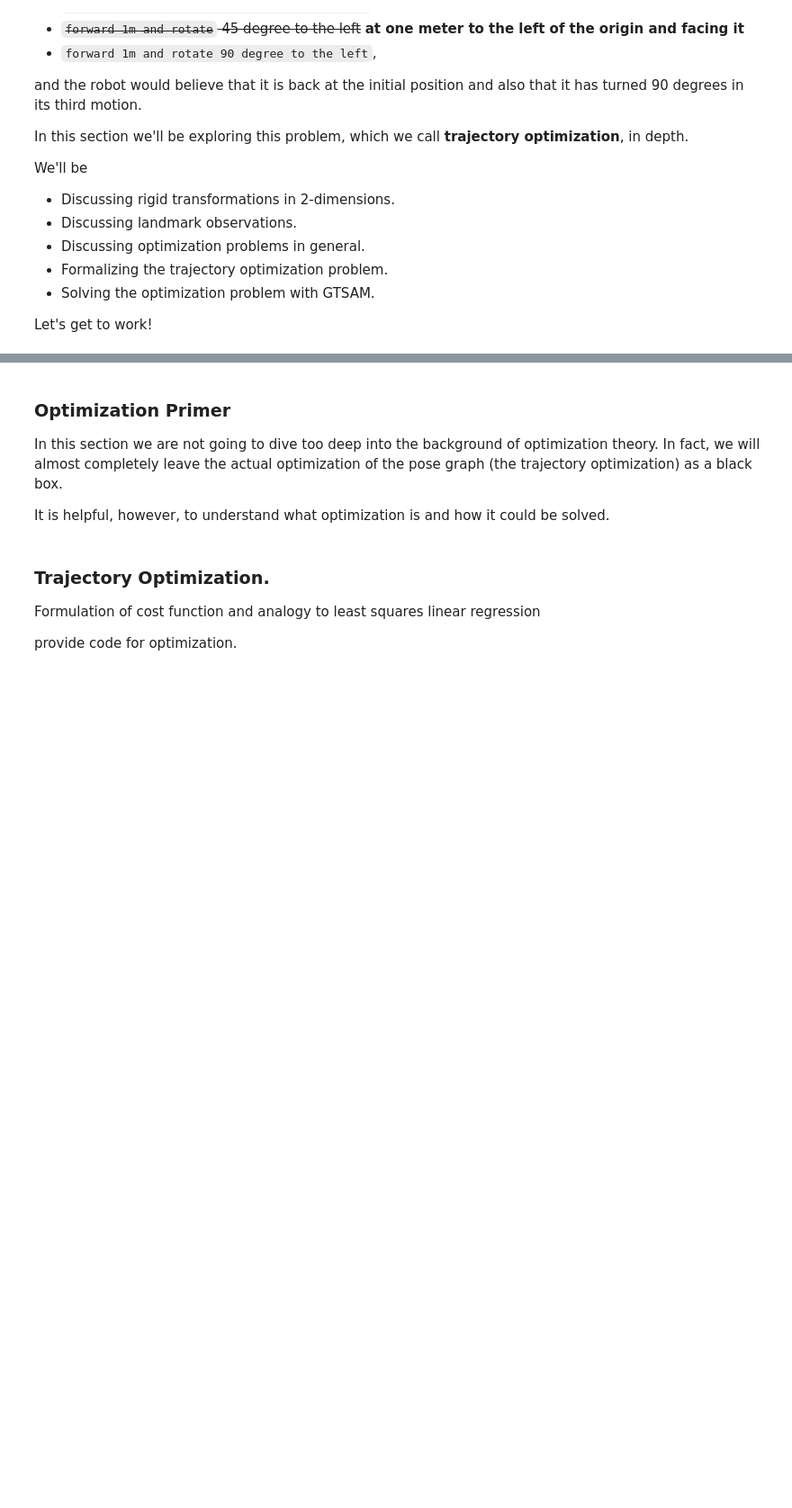
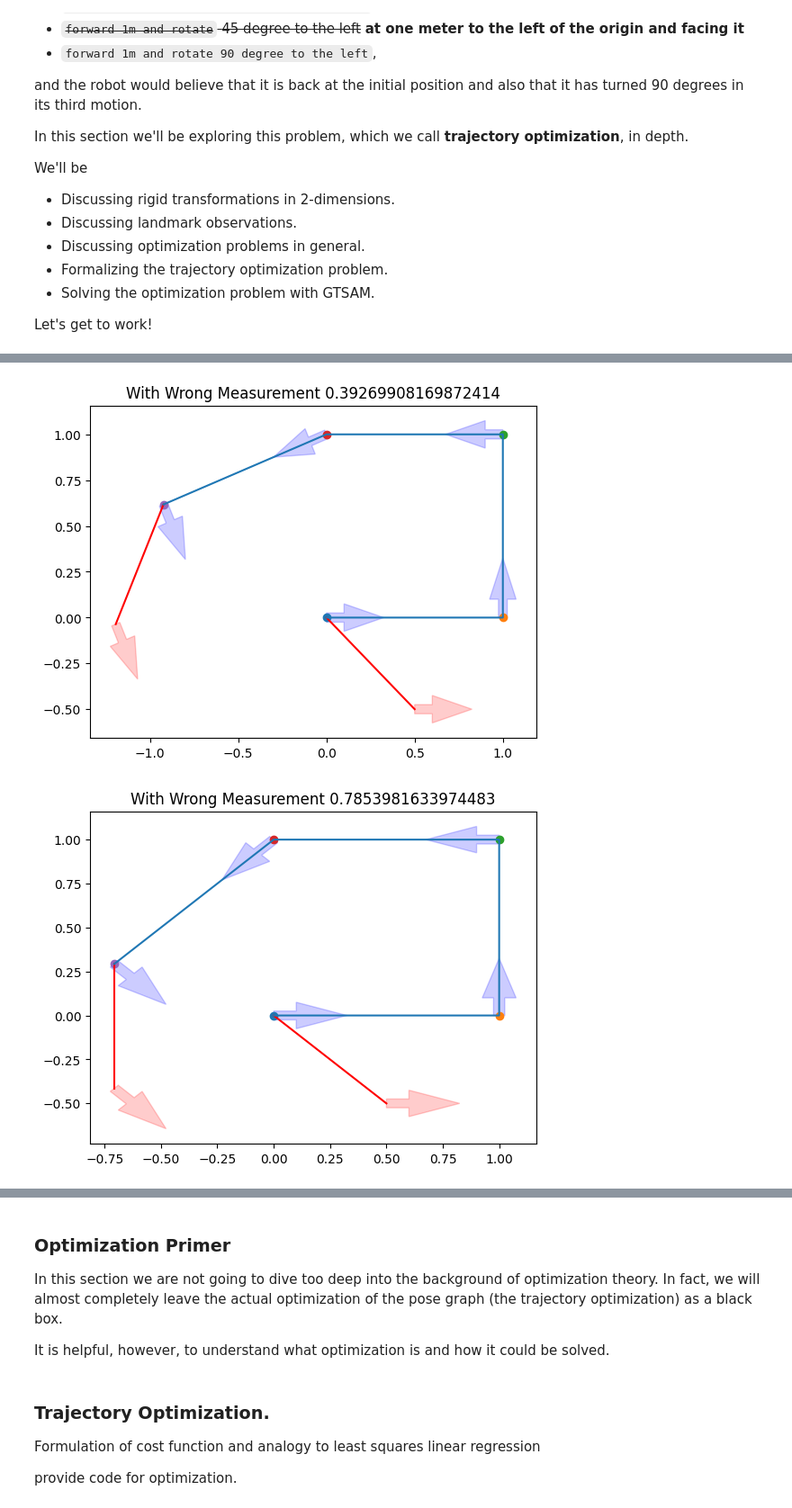
Before and after one commit to yoraish/brief_robotics, a Jupyter notebook: src/trajectory_optimization/trajectory_optimization.ipynb, the cells around one changed output, grey strips where cells are left out. Shown at 90% size. Saved outputs shown, nothing was run; the diff lists cells and outputs as text; code cells hidden in the pictures; blank space fills up the shorter version.

```diff
--- a/src/trajectory_optimization/trajectory_optimization.ipynb
+++ b/src/trajectory_optimization/trajectory_optimization.ipynb
@@ -226,0 +420,67 @@ Relating pose estimates via landmark observations (loop closures)
+# %%
+# Assume that a landmak l is present in the robot world.
+# Also assume that the robot can observe the landmark at time i=0 and at time i=4.
+# This yields the two transformations X^0_l and X^4_l.
+# Since the robot is supposed to be in the same pose at both of those times, as we have written in the example, and the landmark is static in the world, then the observation shall be identical. Let's add it to the visualization.
+
+def visualize_relative_poses(Xs_and_thetas, l_Xs_and_thetas, **kwargs):
+    Xs_and_thetas_in_world = compose_transformations(*zip(*Xs_and_thetas))
+    Xs, thetas = zip( *Xs_and_thetas_in_world)
+    fig, axes = plt.subplots(1, 1)
+    ax = axes
+    arrow_length = 0.1
+    arrow_width = 0.05
+
+    xs, ys = [], []
+    for ix, (X_i_in_0, theta) in enumerate(Xs_and_thetas_in_world):
+        x =  X_i_in_0[0,2]
+        y =  X_i_in_0[1,2]
+        dt = theta
+        ax.arrow(x, y, arrow_length * np.cos(dt), arrow_length * np.sin(dt), width=arrow_width, color = "b", alpha = 0.2)
+        ax.scatter(x, y)
+        xs.append(x)
+        ys.append(y)
+
+        if l_rel_Xs_and_thetas[ix] is not None:
+            # Draw a line and arrow to the landmark.
+            X_l_in_i, theta_l_in_i = l_rel_Xs_and_thetas[ix]
+            X_l_in_0 = X_i_in_0.dot(X_l_in_i)
+            theta_l_in_0 = dt + theta_l_in_i
+
+            xl =  X_l_in_0[0,2]
+            yl =  X_l_in_0[1,2]
+            dt = theta
+            ax.arrow(xl, yl, arrow_length * np.cos(theta_l_in_0), arrow_length * np.sin(theta_l_in_0), width=arrow_width, color = "r", alpha = 0.2)
+            ax.plot([x, xl], [y, yl], c = 'r')
+
+
+
+
+    ax.plot(xs, ys, )
+    if "title" in kwargs:
+        ax.set_title ( kwargs['title'])
+
+    plt.show()
+
+for wrong_theta in np.linspace(np.pi/8, np.pi/2, 4):
+
+    X_0_in_0, theta_0_in_0 = mat_from_xyt(0,0,0)
+    X_1_in_0, theta_1_in_0 = mat_from_xyt(*motion_from_0_to_1)
+
+    X_2_in_1, theta_2_in_1 = mat_from_xyt(*motion_from_1_to_2)
+    # CHANGE BELOW!
+    X_3_in_2, theta_3_in_2 = mat_from_xyt(1, 0, wrong_theta)
+
+    X_4_in_3, theta_4_in_3 = mat_from_xyt(*motion_from_3_to_4)
+
+
+    Xs_and_thetas = zip([X_0_in_0 , X_1_in_0, X_2_in_1, X_3_in_2, X_4_in_3],
+                                                    [theta_0_in_0, theta_1_in_0, theta_2_in_1, theta_3_in_2, theta_4_in_3])
+
+    l_rel_Xs_and_thetas = [mat_from_xyt(0.5, -0.5, 0), None, None, None, mat_from_xyt(0.5, -0.5, 0)]
+
+    plt_args = {"title": "With wrong measurement"}
+    visualize_relative_poses(Xs_and_thetas, l_rel_Xs_and_thetas, title = f"With Wrong Measurement {wrong_theta}")
+# %% [output]
+[figure, added]
+[figure, added]
```
Also changed, not shown: parts of 37 cells of this notebook, 1 other file.
